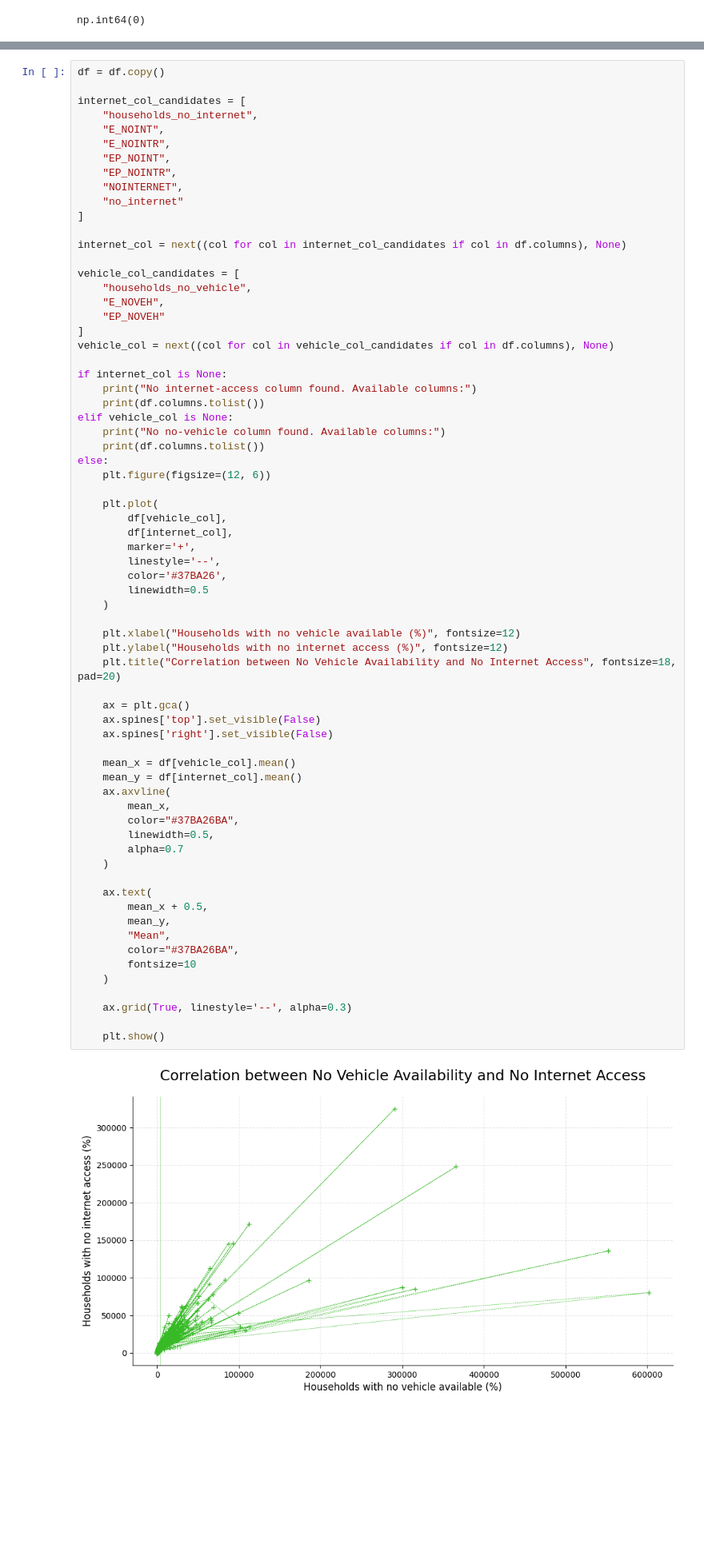
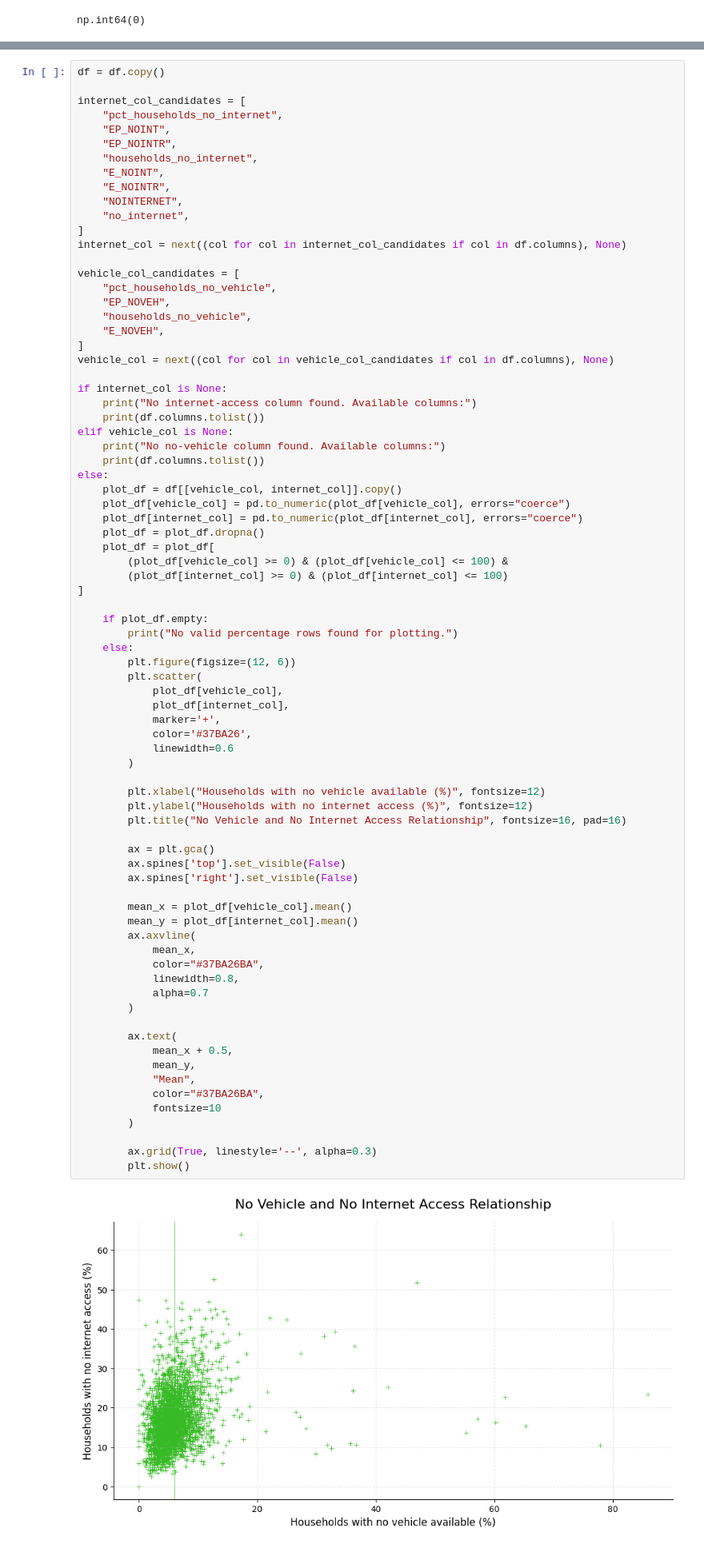
Before and after one commit to fmassaro1966/CYSocialDeterminatesFM, a Jupyter notebook: Notebook/Socialdeterminants2.ipynb, the cells around one changed output, grey strips where cells are left out. Shown at 80% size. Drawn from its saved outputs; the diff is of its cells as text; blank space fills up the shorter version.

```diff
--- a/Notebook/Socialdeterminants2.ipynb
+++ b/Notebook/Socialdeterminants2.ipynb
@@ -204,70 +296,80 @@ Here I was looking at the correlation between no vehicle and no internet access.
 df = df.copy()
 
 internet_col_candidates = [
+    "pct_households_no_internet",
+    "EP_NOINT",
+    "EP_NOINTR",
     "households_no_internet",
     "E_NOINT",
     "E_NOINTR",
-    "EP_NOINT",
-    "EP_NOINTR",
     "NOINTERNET",
-    "no_internet"
+    "no_internet",
 ]
-
 internet_col = next((col for col in internet_col_candidates if col in df.columns), None)
 
 vehicle_col_candidates = [
+    "pct_households_no_vehicle",
+    "EP_NOVEH",
     "households_no_vehicle",
     "E_NOVEH",
-    "EP_NOVEH"
 ]
 vehicle_col = next((col for col in vehicle_col_candidates if col in df.columns), None)
 
 if internet_col is None:
     print("No internet-access column found. Available columns:")
     print(df.columns.tolist())
 elif vehicle_col is None:
     print("No no-vehicle column found. Available columns:")
     print(df.columns.tolist())
 else:
-    plt.figure(figsize=(12, 6))
+    plot_df = df[[vehicle_col, internet_col]].copy()
+    plot_df[vehicle_col] = pd.to_numeric(plot_df[vehicle_col], errors="coerce")
+    plot_df[internet_col] = pd.to_numeric(plot_df[internet_col], errors="coerce")
+    plot_df = plot_df.dropna()
+    plot_df = plot_df[
+        (plot_df[vehicle_col] >= 0) & (plot_df[vehicle_col] <= 100) &
+        (plot_df[internet_col] >= 0) & (plot_df[internet_col] <= 100)
+]
 
-    plt.plot(
-        df[vehicle_col],
-        df[internet_col],
-        marker='+',
-        linestyle='--',
-        color='#37BA26',
-        linewidth=0.5
-    )
+    if plot_df.empty:
+        print("No valid percentage rows found for plotting.")
+    else:
+        plt.figure(figsize=(12, 6))
+        plt.scatter(
+            plot_df[vehicle_col],
+            plot_df[internet_col],
+            marker='+',
+            color='#37BA26',
+            linewidth=0.6
+        )
 
-    plt.xlabel("Households with no vehicle available (%)", fontsize=12)
-    plt.ylabel("Households with no internet access (%)", fontsize=12)
-    plt.title("Correlation between No Vehicle Availability and No Internet Access", fontsize=18, pad=20)
+        plt.xlabel("Households with no vehicle available (%)", fontsize=12)
+        plt.ylabel("Households with no internet access (%)", fontsize=12)
+        plt.title("No Vehicle and No Internet Access Relationship", fontsize=16, pad=16)
 
-    ax = plt.gca()
-    ax.spines['top'].set_visible(False)
-    ax.spines['right'].set_visible(False)
+        ax = plt.gca()
+        ax.spines['top'].set_visible(False)
+        ax.spines['right'].set_visible(False)
 
-    mean_x = df[vehicle_col].mean()
-    mean_y = df[internet_col].mean()
-    ax.axvline(
-        mean_x,
-        color="#37BA26BA",
-        linewidth=0.5,
-        alpha=0.7
-    )
+        mean_x = plot_df[vehicle_col].mean()
+        mean_y = plot_df[internet_col].mean()
+        ax.axvline(
+            mean_x,
+            color="#37BA26BA",
+            linewidth=0.8,
+            alpha=0.7
+        )
 
-    ax.text(
-        mean_x + 0.5,
-        mean_y,
-        "Mean",
-        color="#37BA26BA",
-        fontsize=10
-    )
+        ax.text(
+            mean_x + 0.5,
+            mean_y,
+            "Mean",
+            color="#37BA26BA",
+            fontsize=10
+        )
 
-    ax.grid(True, linestyle='--', alpha=0.3)
-
-    plt.show()
+        ax.grid(True, linestyle='--', alpha=0.3)
+        plt.show()
 # %% [output]
-[figure, old version]
+[figure, new version]
 # %% [markdown]
```
Also changed, not shown: parts of 31 cells of this notebook, 3 other files.
